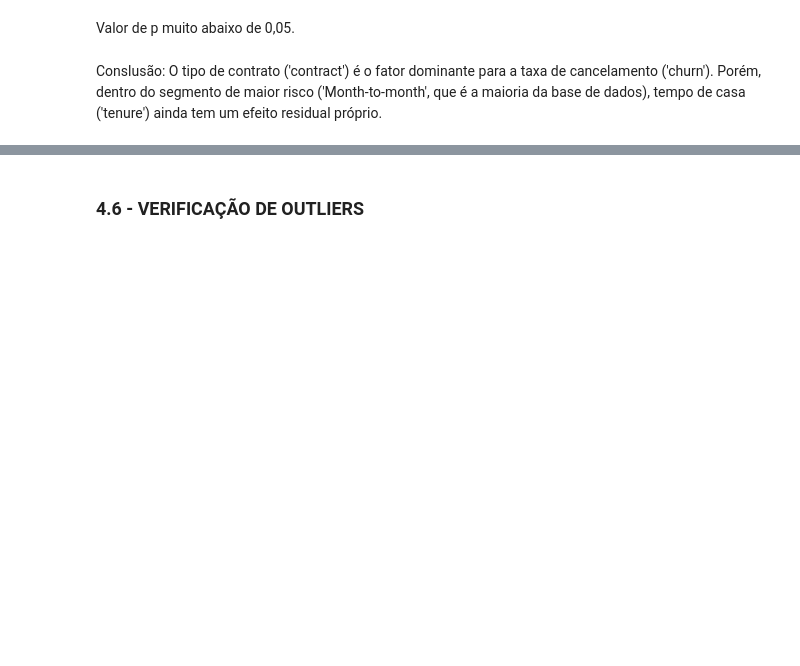
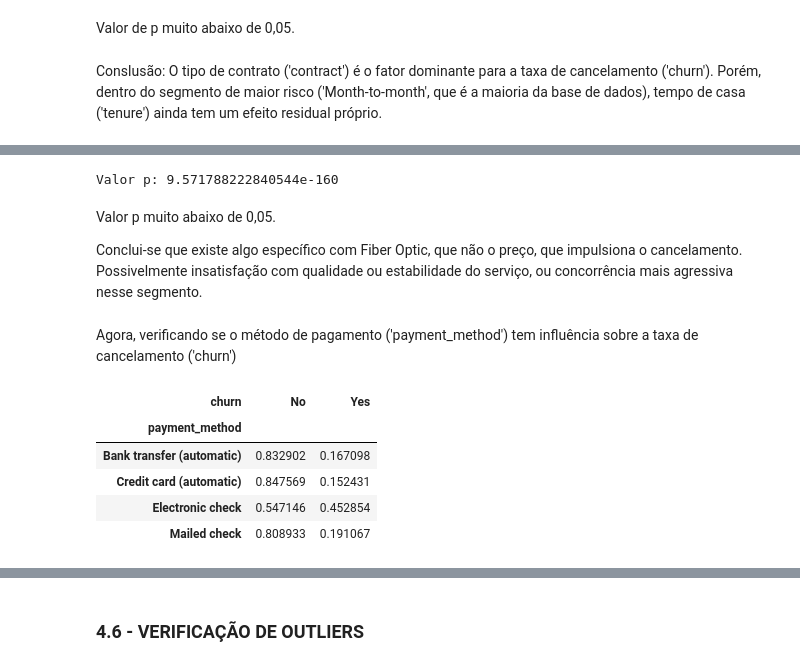
Before and after one commit to judonato/churn-telecom, a Jupyter notebook: notebook_eda.ipynb, the cells around one changed output, grey strips where cells are left out. Saved outputs shown, nothing was run; the diff lists cells and outputs as text; code cells hidden in the pictures; blank space fills up the shorter version.

```diff
--- a/notebook_eda.ipynb
+++ b/notebook_eda.ipynb
@@ -420,0 +487,21 @@ Conslusão: O tipo de contrato ('contract') é o fator dominante para a taxa de
+# %%
+tabela_internet = pd.crosstab(df['internet_service'], df['churn'])
+chi2, p_value, dof, expected = chi2_contingency(tabela_internet)
+print(f"Valor p: {p_value}")
+# %% [output]
+Valor p: 9.571788222840544e-160
+# %% [markdown]
+Valor p muito abaixo de 0,05.
+
+Conclui-se que existe algo específico com Fiber Optic, que não o preço, que impulsiona o cancelamento. Possivelmente insatisfação com qualidade ou estabilidade do serviço, ou concorrência mais agressiva nesse segmento.
+# %% [markdown]
+Agora, verificando se o método de pagamento ('payment_method') tem influência sobre a taxa de cancelamento ('churn')
+# %%
+pd.crosstab(df['payment_method'], df['churn'], normalize='index')
+# %% [output]
+| churn | No | Yes |
+| payment_method |  |  |
+| Bank transfer (automatic) | 0.832902 | 0.167098 |
+| Credit card (automatic) | 0.847569 | 0.152431 |
+| Electronic check | 0.547146 | 0.452854 |
+| Mailed check | 0.808933 | 0.191067 |
```
Also changed, not shown: parts of 25 cells of this notebook.
